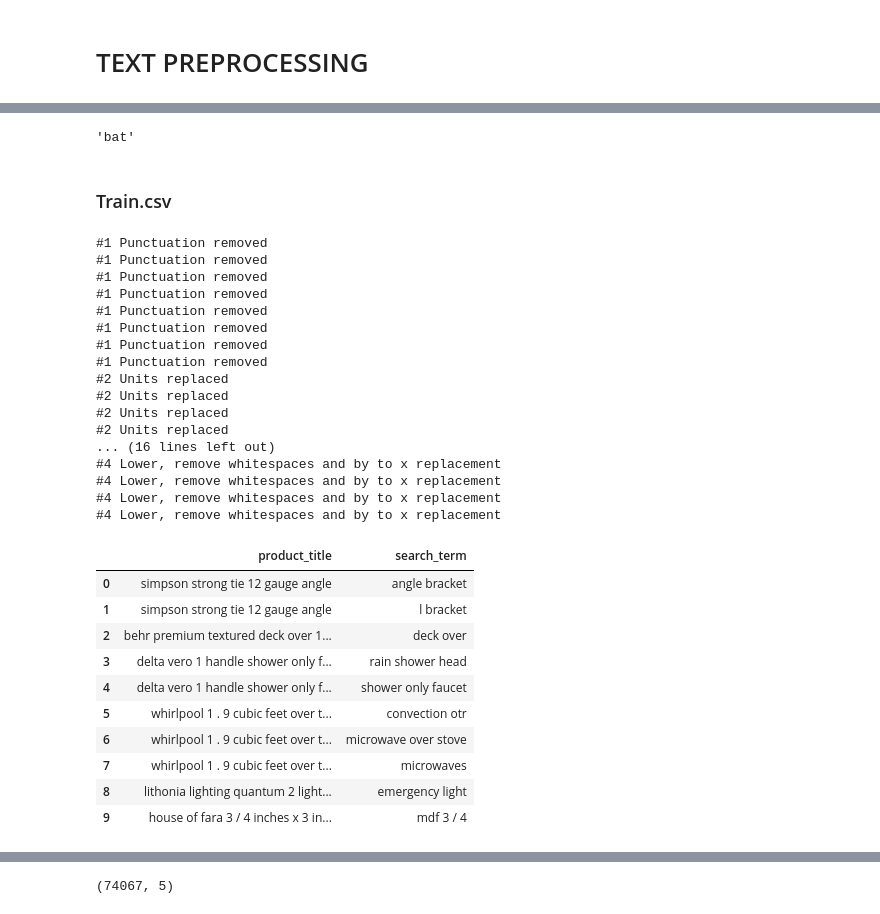
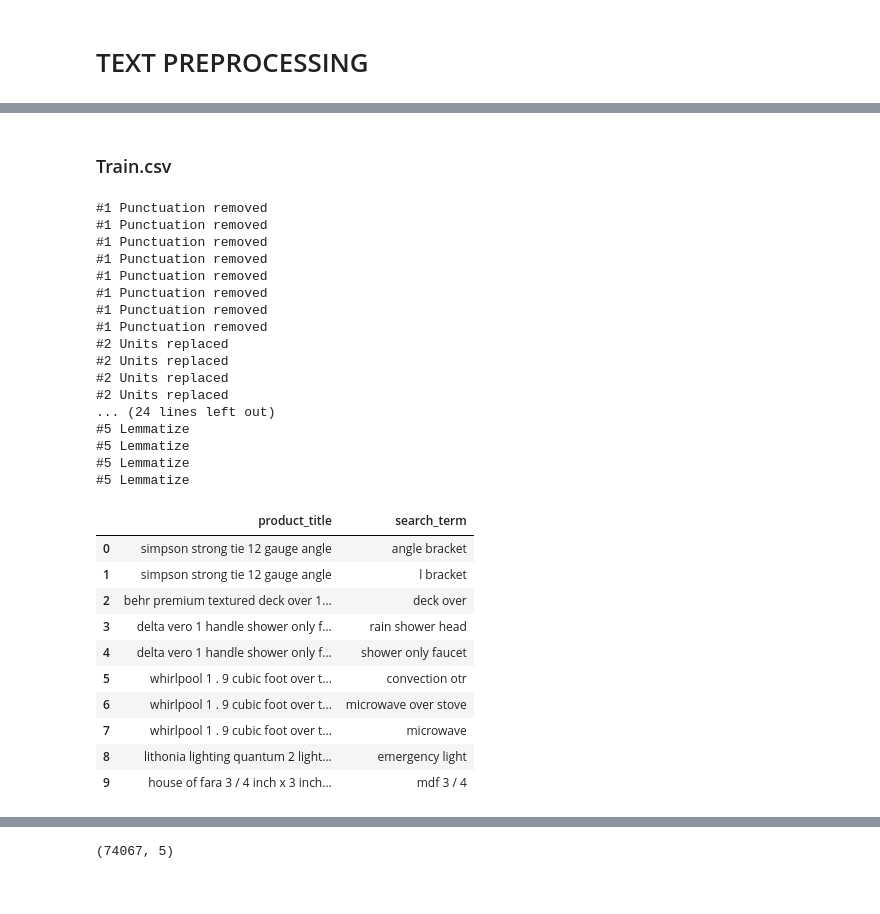
Before and after one commit to zeyger/home-depot, a Jupyter notebook: notebooks/home-depot.ipynb, the cells around one changed output, grey strips where cells are left out. Saved outputs shown, nothing was run; the diff lists cells and outputs as text; code cells hidden in the pictures.

Commit message:
Train preprocessing done

```diff
--- a/notebooks/home-depot.ipynb
+++ b/notebooks/home-depot.ipynb
@@ -294,12 +292,18 @@ def split_by_digit(s):
     return s
 
 
+def string_cap_dig_split(s):
+    s = split_by_capital(s)
+    s = split_by_digit(s)
+    return s
+
+
 def train_cap_dig_split(row):
     title = row[0]
     search = row[1]
 
-    title = split_by_digit(split_by_capital(title))
-    search = split_by_digit(split_by_capital(search))
+    title = string_cap_dig_split(title)
+    search = string_cap_dig_split(search)
 
     return pd.Series([title, search])
 # %%
@@ -410,7 +415,22 @@ lemmatizer = WordNetLemmatizer()
-# %%
-lemmatizer.lemmatize("bats")
-# %% [output]
-'bat'
+# %%
+import nltk
+from nltk.stem.wordnet import WordNetLemmatizer
+
+Lem = WordNetLemmatizer()
+
+def string_lemmatize(s):
+    words = [Lem.lemmatize(w) for w in s.split(' ')]
+    s = ' '.join(words)
+    return s
+
+def train_lemmatize(row):
+    title = row[0]
+    search = row[1]
+
+    title = string_lemmatize(title)
+    search = string_lemmatize(search)
+
+    return pd.Series([title, search])
 # %% [markdown]
 ### Train.csv
 # %%
@@ -434,46 +454,50 @@ def prepare_train(dataset):
     prep_train = prep_train.apply(train_other_preprocessing, axis=1)
     print("#4 Lower, remove whitespaces and by to x replacement")
 
+    # 5 Lemmatize
+    prep_train = prep_train.apply(train_lemmatize, axis=1)
+    print("#5 Lemmatize")
+
 
     dataset[["product_title", "search_term"]] = prep_train
 
     return(dataset)
 
 
 prep_train = train.copy()
 #prep_train = prepare_train(prep_train.head(1000))
 prep_train = parallelize(prep_train, prepare_train)
 prep_train.to_csv(preprocessed_data_path + "train.csv")
 display(prep_train[["product_title", "search_term"]].head(10))
 # %% [output]
 #1 Punctuation removed
 #1 Punctuation removed
 #1 Punctuation removed
 #1 Punctuation removed
 #1 Punctuation removed
 #1 Punctuation removed
 #1 Punctuation removed
 #1 Punctuation removed
 #2 Units replaced
 #2 Units replaced
 #2 Units replaced
 #2 Units replaced
-... (16 lines left out)
-#4 Lower, remove whitespaces and by to x replacement
-#4 Lower, remove whitespaces and by to x replacement
-#4 Lower, remove whitespaces and by to x replacement
-#4 Lower, remove whitespaces and by to x replacement
+... (24 lines left out)
+#5 Lemmatize
+#5 Lemmatize
+#5 Lemmatize
+#5 Lemmatize
 |  | product_title | search_term |
 | 0 | simpson strong tie 12 gauge angle | angle bracket |
 | 1 | simpson strong tie 12 gauge angle | l bracket |
 | 2 | behr premium textured deck over 1... | deck over |
 | 3 | delta vero 1 handle shower only f... | rain shower head |
 | 4 | delta vero 1 handle shower only f... | shower only faucet |
-| 5 | whirlpool 1 . 9 cubic feet over t... | convection otr |
-| 6 | whirlpool 1 . 9 cubic feet over t... | microwave over stove |
-| 7 | whirlpool 1 . 9 cubic feet over t... | microwaves |
+| 5 | whirlpool 1 . 9 cubic foot over t... | convection otr |
+| 6 | whirlpool 1 . 9 cubic foot over t... | microwave over stove |
+| 7 | whirlpool 1 . 9 cubic foot over t... | microwave |
 | 8 | lithonia lighting quantum 2 light... | emergency light |
-| 9 | house of fara 3 / 4 inches x 3 in... | mdf 3 / 4 |
+| 9 | house of fara 3 / 4 inch x 3 inch... | mdf 3 / 4 |
 # %%
 import gc
 gc.collect()
```
Also changed, not shown: parts of 4 cells of this notebook.
